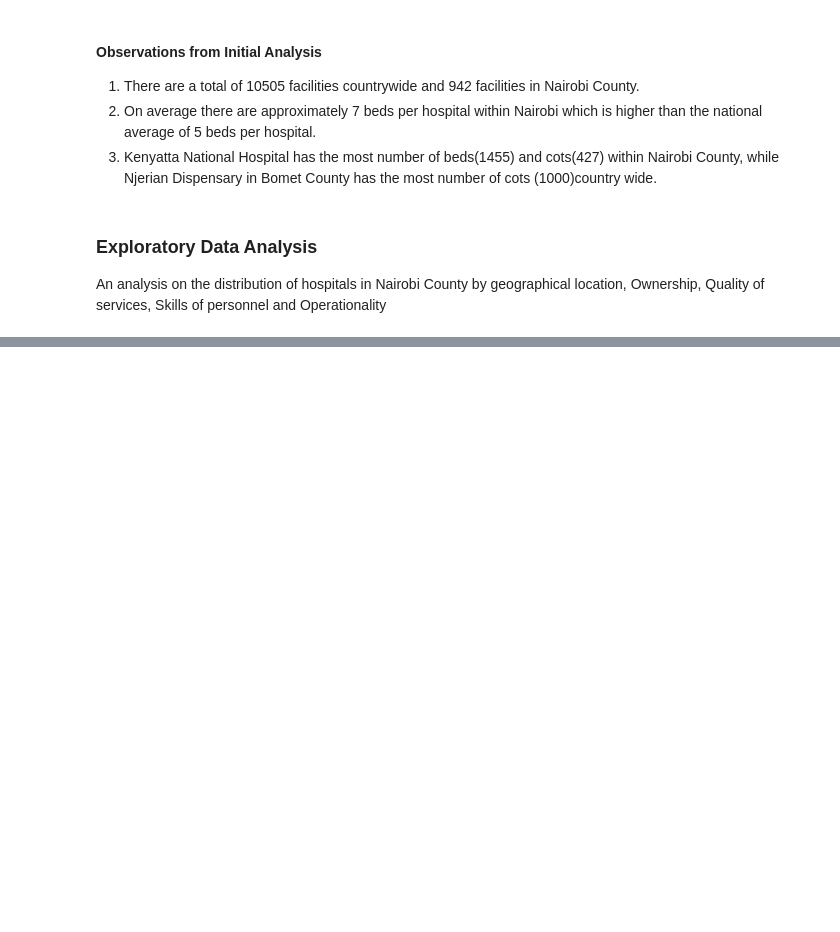
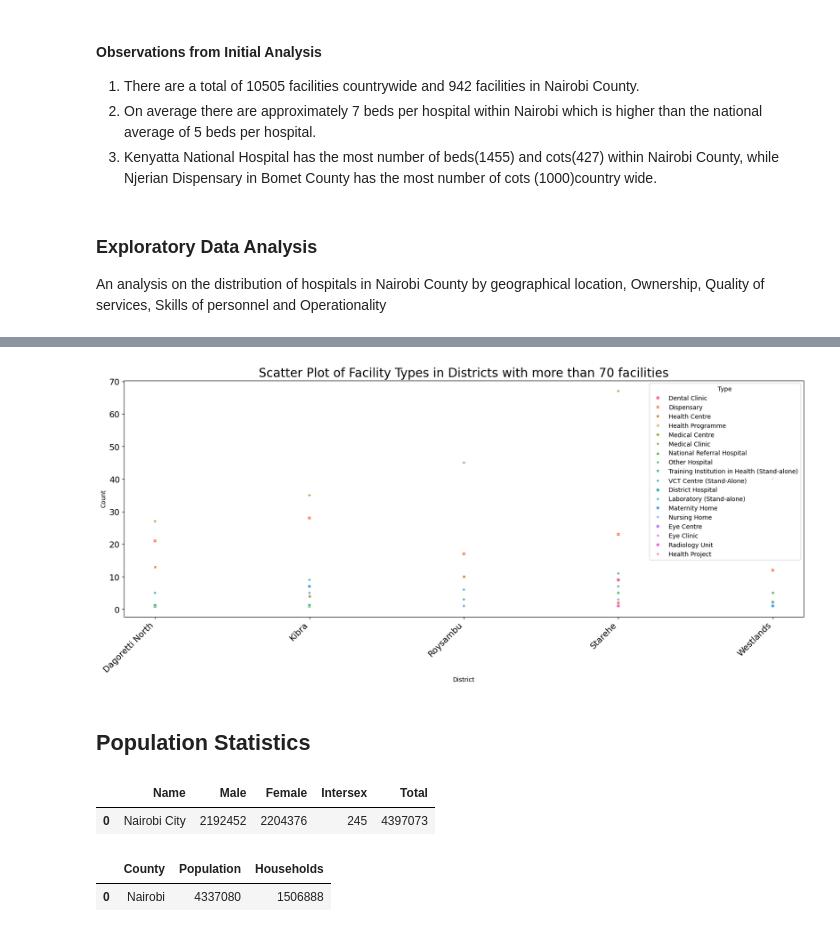
Before and after one commit to Doro97/Nairobi-County-Accessibility-of-Health-Care, a Jupyter notebook: eda.ipynb, the cells around one changed output, grey strips where cells are left out. Cells and saved outputs as stored; diff of their text form; code cells hidden in the pictures; blank space fills up the shorter version.

```diff
--- a/eda.ipynb
+++ b/eda.ipynb
@@ -297,0 +333,15 @@ KeyError: 'result'
+# %%
+def districts_more_than_70(df):
+    facility_count_per_district = df['District'].value_counts()
+    districts_more_than_70 = facility_count_per_district[facility_count_per_district > 70].index.tolist()
+    df_less_than_30 = df[df['District'].isin(districts_more_than_70)]
+    distribution_by_type = df_less_than_30.groupby(['District', 'Type']).size().reset_index(name='Count')
+    return distribution_by_type
+
+distribution_by_type=districts_more_than_70(nairobi_dataset_filtered)
+
+plot_scatter(distribution_by_type, 'District', 'Count', 'Scatter Plot of Facility Types in Districts with more than 70 facilities',  'Type',  'Type' )
+# %% [output]
+[figure, added]
+# %% [markdown]
+## Population Statistics
@@ -297,0 +412,10 @@ KeyError: 'result'
+# %%
+nairobi_population
+# %% [output]
+|  | Name | Male | Female | Intersex | Total |
+| 0 | Nairobi City | 2192452 | 2204376 | 245 | 4397073 |
+# %%
+nairobi_household_size
+# %% [output]
+|  | County | Population | Households |
+| 0 | Nairobi | 4337080 | 1506888 |
```
Also changed, not shown: parts of 40 cells of this notebook, 9 other files.
